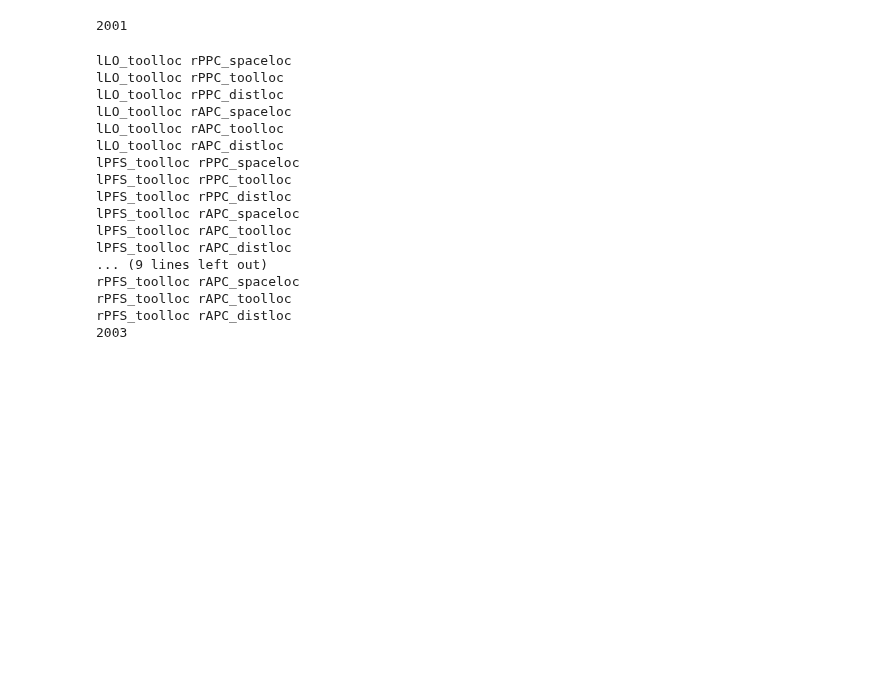
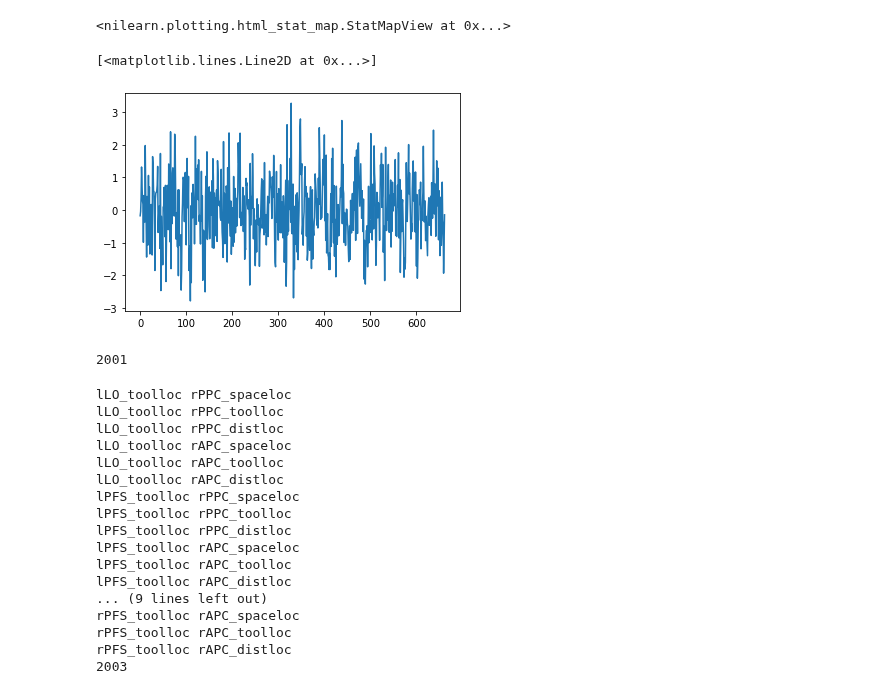
Before and after one commit to vayzenb/docnet, a Jupyter notebook: fmri/docnet_mvc.ipynb, the cells around one changed output. Cells and saved outputs as stored; diff of their text form; code cells hidden in the pictures; blank space fills up the shorter version.

```diff
--- a/fmri/docnet_mvc.ipynb
+++ b/fmri/docnet_mvc.ipynb
@@ -140,0 +257,4 @@ def calc_mvc(seed_train,seed_test, target_train, target_test, target_pc):
+# %%
+plotting.view_img('test.nii.gz')
+# %% [output]
+<nilearn.plotting.html_stat_map.StatMapView at 0x...>
@@ -193,3 +358,8 @@ def shuffle_split(all_rois):
+# %%
+plt.plot(train_img[45, 54,45, :])
+# %% [output]
+[<matplotlib.lines.Line2D at 0x...>]
+[figure, added]
 # %%
 """
 extract voxel responses from seed
```
Also changed, not shown: parts of 15 cells of this notebook, 5 other files.
